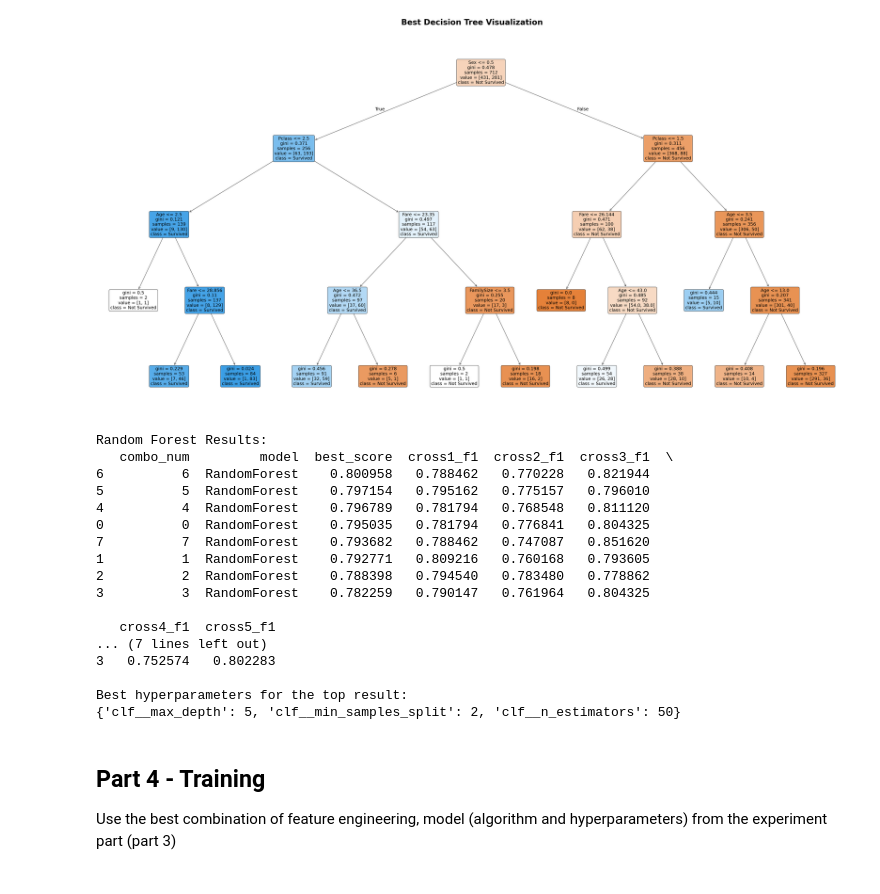
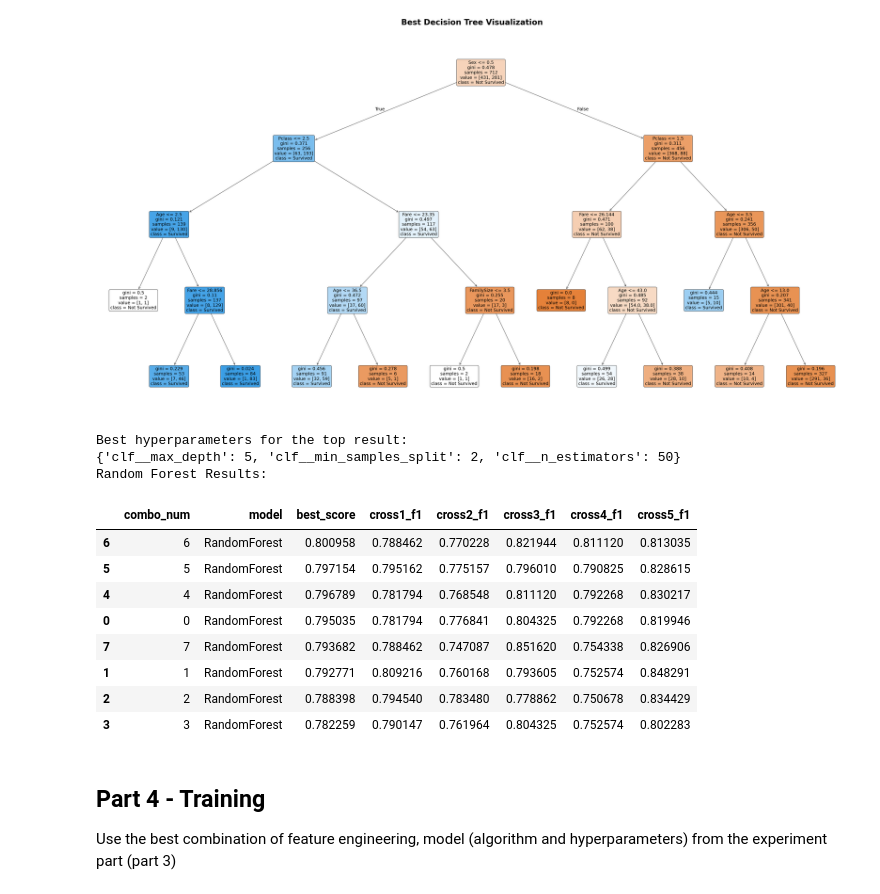
Before and after one commit to ShalevOzeri/machine-learning-task-2, a Jupyter notebook: Assignment2_supervised_learning_flow.ipynb, the cells around one changed output. Cells and saved outputs as stored; diff of their text form; code cells hidden in the pictures.

```diff
--- a/Assignment2_supervised_learning_flow.ipynb
+++ b/Assignment2_supervised_learning_flow.ipynb
@@ -755,51 +745,47 @@ for idx, features in feature_sets:
         scorer = make_scorer(f1_score, average='macro')  # Use macro F1-score for evaluation
         # Run grid search with cross-validation
         grid = GridSearchCV(pipe, param_grid, scoring=scorer, cv=cv, return_train_score=True)
         grid.fit(X, y)  # Fit the model on the data
         best_idx = grid.best_index_  # Index of the best hyperparameter combination
         # Collect F1 scores for each fold
         fold_scores = [grid.cv_results_[f'split{fold}_test_score'][best_idx] for fold in range(5)]
         # Store results in a dictionary
         result_row = {
             'combo_num': idx,
             'model': model_name,
             'best_score': grid.best_score_,
             'best_params': grid.best_params_
         }
         for fold in range(5):
             result_row[f'cross{fold+1}_f1'] = fold_scores[fold]
         results_rf.append(result_row)  # Add results to the list
 
 # Convert results to a DataFrame for easy viewing and sorting
 df_results_rf = pd.DataFrame(results_rf)
 df_results_rf = df_results_rf.sort_values(by='best_score', ascending=False)
 
-# Print the results table with F1 scores for each fold
-print("Random Forest Results:")
-print(df_results_rf[['combo_num', 'model', 'best_score', 'cross1_f1', 'cross2_f1', 'cross3_f1', 'cross4_f1', 'cross5_f1']])
 
 # Print the best hyperparameters for the top-performing model
 best_row = df_results_rf.iloc[0]
 print("\nBest hyperparameters for the top result:")
 print(best_row['best_params'])
+
+# Print the results table with F1 scores for each fold
+print("Random Forest Results:")
+df_results_rf[['combo_num', 'model', 'best_score', 'cross1_f1', 'cross2_f1', 'cross3_f1', 'cross4_f1', 'cross5_f1']]
 # %% [output]
-Random Forest Results:
-   combo_num         model  best_score  cross1_f1  cross2_f1  cross3_f1  \
-6          6  RandomForest    0.800958   0.788462   0.770228   0.821944
-5          5  RandomForest    0.797154   0.795162   0.775157   0.796010
-4          4  RandomForest    0.796789   0.781794   0.768548   0.811120
-0          0  RandomForest    0.795035   0.781794   0.776841   0.804325
-7          7  RandomForest    0.793682   0.788462   0.747087   0.851620
-1          1  RandomForest    0.792771   0.809216   0.760168   0.793605
-2          2  RandomForest    0.788398   0.794540   0.783480   0.778862
-3          3  RandomForest    0.782259   0.790147   0.761964   0.804325
-
-   cross4_f1  cross5_f1
-... (7 lines left out)
-3   0.752574   0.802283
-
 Best hyperparameters for the top result:
 {'clf__max_depth': 5, 'clf__min_samples_split': 2, 'clf__n_estimators': 50}
+Random Forest Results:
+|  | combo_num | model | best_score | cross1_f1 | cross2_f1 | cross3_f1 | cross4_f1 | cross5_f1 |
+| 6 | 6 | RandomForest | 0.800958 | 0.788462 | 0.770228 | 0.821944 | 0.811120 | 0.813035 |
+| 5 | 5 | RandomForest | 0.797154 | 0.795162 | 0.775157 | 0.796010 | 0.790825 | 0.828615 |
+| 4 | 4 | RandomForest | 0.796789 | 0.781794 | 0.768548 | 0.811120 | 0.792268 | 0.830217 |
+| 0 | 0 | RandomForest | 0.795035 | 0.781794 | 0.776841 | 0.804325 | 0.792268 | 0.819946 |
+| 7 | 7 | RandomForest | 0.793682 | 0.788462 | 0.747087 | 0.851620 | 0.754338 | 0.826906 |
+| 1 | 1 | RandomForest | 0.792771 | 0.809216 | 0.760168 | 0.793605 | 0.752574 | 0.848291 |
+| 2 | 2 | RandomForest | 0.788398 | 0.794540 | 0.783480 | 0.778862 | 0.750678 | 0.834429 |
+| 3 | 3 | RandomForest | 0.782259 | 0.790147 | 0.761964 | 0.804325 | 0.752574 | 0.802283 |
 # %% [markdown]
 ## Part 4 - Training
 Use the best combination of feature engineering, model (algorithm and hyperparameters) from the experiment part (part 3)
```
Also changed, not shown: parts of 2 cells of this notebook.
